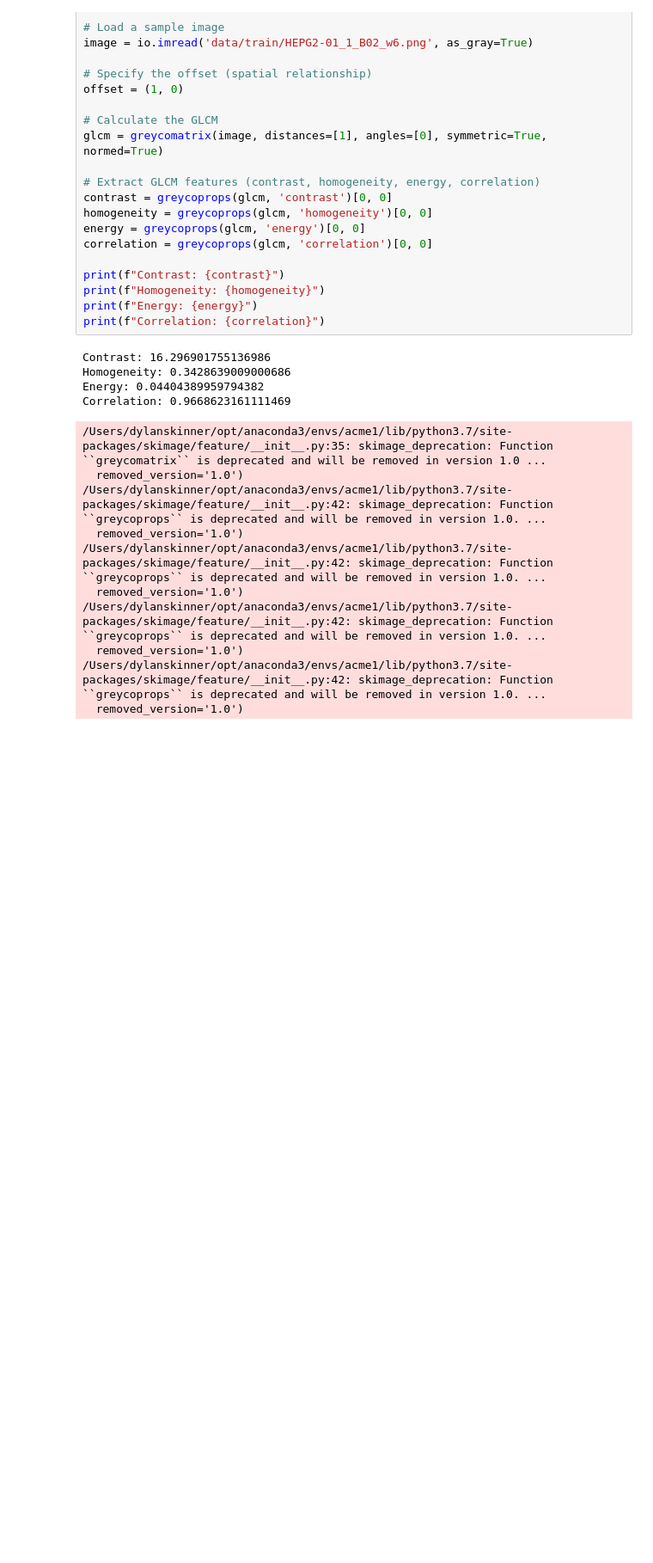
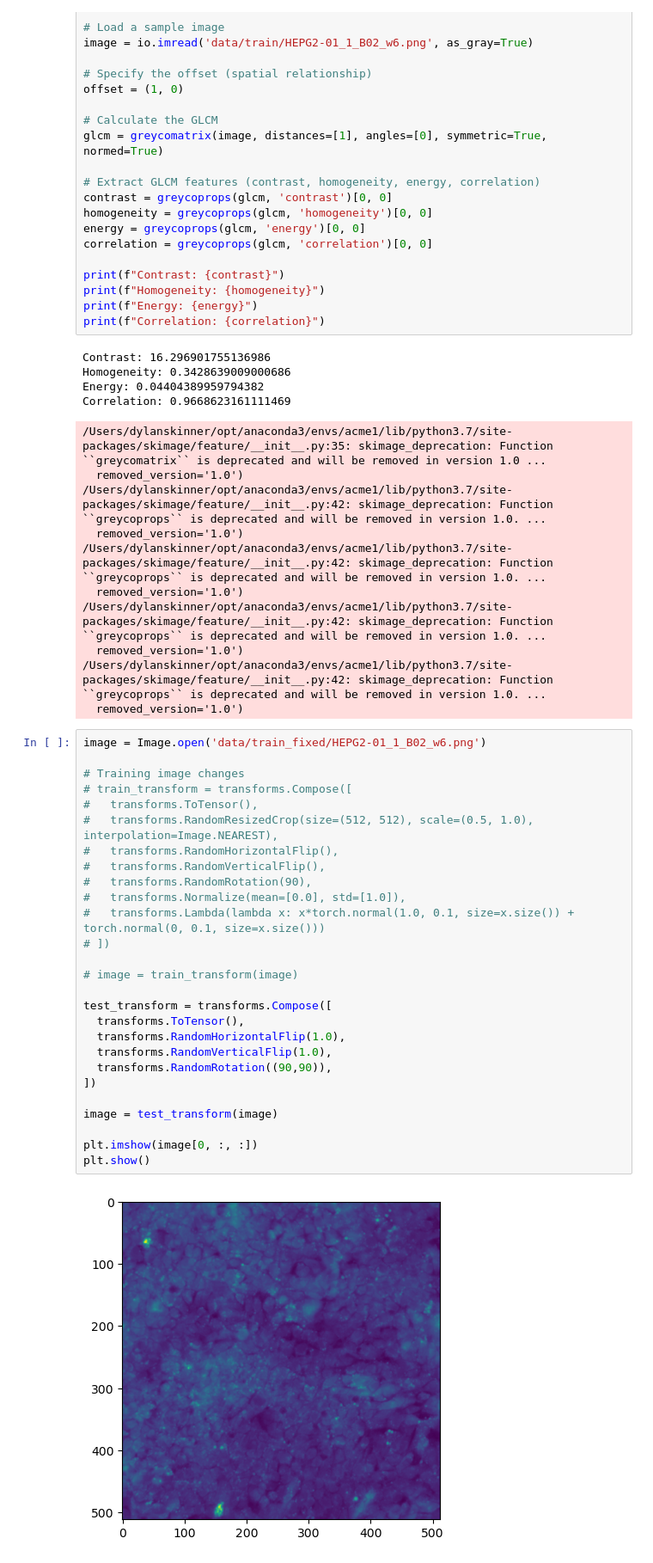
Before and after one commit to dylanskinner65/CellularImageClassification, a Jupyter notebook: image_feature_engineering.ipynb, the cells around one changed output. Shown: that part at 86% size. Saved outputs shown, nothing was run; the diff lists cells and outputs as text; blank space fills up the shorter version.

```diff
--- a/image_feature_engineering.ipynb
+++ b/image_feature_engineering.ipynb
@@ -139,3 +140,32 @@ Correlation: 0.9668623161111469
   removed_version='1.0')
 /Users/dylanskinner/opt/anaconda3/envs/acme1/lib/python3.7/site-packages/skimage/feature/__init__.py:42: skimage_deprecation: Function ``greycoprops`` is deprecated and will be removed in version 1.0. ...
   removed_version='1.0')
+# %%
+image = Image.open('data/train_fixed/HEPG2-01_1_B02_w6.png')
+
+# Training image changes
+# train_transform = transforms.Compose([
+#   transforms.ToTensor(),
+#   transforms.RandomResizedCrop(size=(512, 512), scale=(0.5, 1.0), interpolation=Image.NEAREST),
+#   transforms.RandomHorizontalFlip(),
+#   transforms.RandomVerticalFlip(),
+#   transforms.RandomRotation(90),
+#   transforms.Normalize(mean=[0.0], std=[1.0]),
+#   transforms.Lambda(lambda x: x*torch.normal(1.0, 0.1, size=x.size()) + torch.normal(0, 0.1, size=x.size()))
+# ])
+
+# image = train_transform(image)
+
+test_transform = transforms.Compose([
+  transforms.ToTensor(),
+  transforms.RandomHorizontalFlip(1.0),
+  transforms.RandomVerticalFlip(1.0),
+  transforms.RandomRotation((90,90)),
+])
+
+image = test_transform(image)
+
+plt.imshow(image[0, :, :])
+plt.show()
+# %% [output]
+[figure, added]
```
Also changed, not shown: parts of 3 cells of this notebook.
